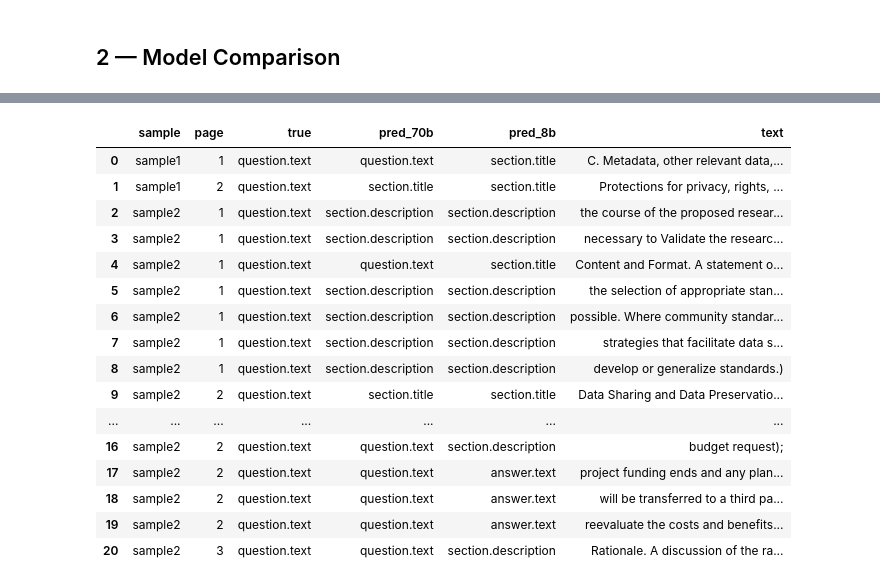
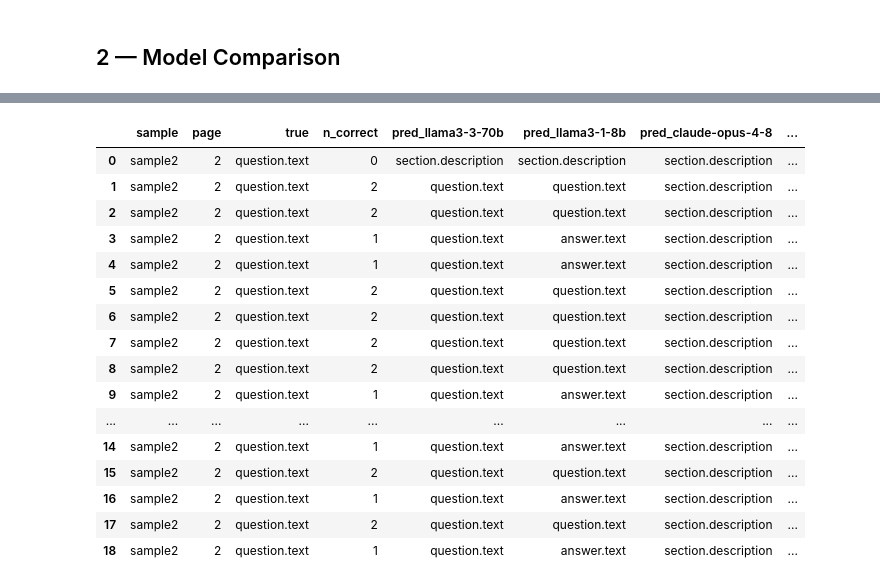
Before and after one commit to fairdataihub/dmpbridge, a Jupyter notebook: notebooks/03_comparison_dashboard.ipynb, the cells around one changed output, grey strips where cells are left out. Saved outputs shown, nothing was run; the diff lists cells and outputs as text; code cells hidden in the pictures.

```diff
--- a/notebooks/03_comparison_dashboard.ipynb
+++ b/notebooks/03_comparison_dashboard.ipynb
@@ -341,11 +337,12 @@ plt.tight_layout(); plt.show()
 # %%
-# Shared errors — hardest blocks (both models wrong)
-shared_df = df_cross[df_cross["category"]=="shared"].copy()
-if shared_df.empty:
-    print("No shared errors found.")
+# Blocks all models got wrong — the hardest cases
+all_wrong_df = df_cross[df_cross["n_correct"]==0].copy()
+if all_wrong_df.empty:
+    print("No blocks that all models got wrong.")
 else:
-    print(f"Shared errors ({len(shared_df)} blocks — both models wrong)\n")
+    pred_cols = [c for c in all_wrong_df.columns if c.startswith("pred_")]
+    print(f"Blocks all {n_models} models got wrong ({len(all_wrong_df)} blocks)\n")
     pd.set_option("display.max_colwidth", 90)
-    display(shared_df[["sample","page","true","pred_70b","pred_8b","text"]]
+    display(all_wrong_df[["sample","page","true"] + pred_cols + ["text"]]
             .sort_values(["true","sample"]).reset_index(drop=True))
 # %% [output]
@@ -374,32 +358,37 @@ Edit `FILTER_MODEL`, `FILTER_TRUE`, `FILTER_PRED`, `FILTER_SAMPLE` to inspect an
 # %%
-# ── Interactive filter — edit any of the four values below ───────────────────
-FILTER_MODEL   = "llama3.1:8b"   # "llama3.3:70b" or "llama3.1:8b" or "both"
-FILTER_TRUE    = "question.text"  # label or "" for all
-FILTER_PRED    = ""               # label or "" for all
-FILTER_SAMPLE  = ""               # e.g. "sample2" or "" for all
+# ── Edit these to filter ──────────────────────────────────────────────────────
+FILTER_MODEL   = "claude-opus-4-8"  # any model name from TAGS, or "" for all
+FILTER_TRUE    = "question.text"    # label or "" for all
+FILTER_PRED    = ""                 # label or "" for all
+FILTER_SAMPLE  = ""                 # e.g. "sample2" or "" for all
+ONLY_ERRORS    = True               # True = show only misclassified blocks
 
 # ── Apply filter ──────────────────────────────────────────────────────────────
-pred_col = "pred_70b" if FILTER_MODEL == "llama3.3:70b" else "pred_8b"
-err_col  = "category"
+# Find the pred column for the chosen model
+if FILTER_MODEL:
+    safe_model = FILTER_MODEL.replace(':','-').replace('.','-')
+    pred_col   = f"pred_{safe_model}"
+    if pred_col not in df_cross.columns:
+        print(f"Model '{FILTER_MODEL}' not found. Available: {model_names}")
+    mask = df_cross["n_correct"] < n_models if ONLY_ERRORS else pd.Series([True]*len(df_cross), index=df_cross.index)
+    if FILTER_MODEL:
+        mask &= df_cross[pred_col] != df_cross["true"] if ONLY_ERRORS else pd.Series([True]*len(df_cross), index=df_cross.index)
+else:
+    pred_col = None
+    mask = df_cross["n_correct"] < n_models if ONLY_ERRORS else pd.Series([True]*len(df_cross), index=df_cross.index)
 
-mask = pd.Series([True]*len(df_cross), index=df_cross.index)
+if FILTER_TRUE:   mask &= df_cross["true"]   == FILTER_TRUE
+if FILTER_SAMPLE: mask &= df_cross["sample"] == FILTER_SAMPLE
 
-if FILTER_MODEL == "llama3.3:70b":
-    mask &= df_cross["category"].isin(["70b only","shared"])
-elif FILTER_MODEL == "llama3.1:8b":
-    mask &= df_cross["category"].isin(["8b only","shared"])
-
-if FILTER_TRUE:
-    mask &= df_cross["true"] == FILTER_TRUE
-if FILTER_PRED:
+pred_cols = [c for c in df_cross.columns if c.startswith("pred_")]
+if FILTER_PRED and pred_col:
     mask &= df_cross[pred_col] == FILTER_PRED
-if FILTER_SAMPLE:
-    mask &= df_cross["sample"] == FILTER_SAMPLE
 
 subset = df_cross[mask].reset_index(drop=True)
-print(f"Filter: model={FILTER_MODEL}  true={FILTER_TRUE or 'any'}"
-      f"  pred={FILTER_PRED or 'any'}  sample={FILTER_SAMPLE or 'all'}")
+print(f"Filter: model={FILTER_MODEL or 'all'}  true={FILTER_TRUE or 'any'}  "
+      f"pred={FILTER_PRED or 'any'}  sample={FILTER_SAMPLE or 'all'}  only_errors={ONLY_ERRORS}")
 print(f"Matching blocks: {len(subset)}\n")
 if not subset.empty:
-    display(subset[["sample","page","true","pred_70b","pred_8b","text"]])
+    pd.set_option("display.max_colwidth", 90)
+    display(subset[["sample","page","true","n_correct"] + pred_cols + ["text"]])
 # %% [output]
@@ -408,17 +397,17 @@ Matching blocks: 21
-|  | sample | page | true | pred_70b | pred_8b | text |
-| 0 | sample1 | 1 | question.text | question.text | section.title | C. Metadata, other relevant data,... |
-| 1 | sample1 | 2 | question.text | section.title | section.title | Protections for privacy, rights, ... |
-| 2 | sample2 | 1 | question.text | section.description | section.description | the course of the proposed resear... |
-| 3 | sample2 | 1 | question.text | section.description | section.description | necessary to Validate the researc... |
-| 4 | sample2 | 1 | question.text | question.text | section.title | Content and Format. A statement o... |
-| 5 | sample2 | 1 | question.text | section.description | section.description | the selection of appropriate stan... |
-| 6 | sample2 | 1 | question.text | section.description | section.description | possible. Where community standar... |
-| 7 | sample2 | 1 | question.text | section.description | section.description | strategies that facilitate data s... |
-| 8 | sample2 | 1 | question.text | section.description | section.description | develop or generalize standards.) |
-| 9 | sample2 | 2 | question.text | section.title | section.title | Data Sharing and Data Preservatio... |
-| ... | ... | ... | ... | ... | ... | ... |
-| 16 | sample2 | 2 | question.text | question.text | section.description | budget request); |
-| 17 | sample2 | 2 | question.text | question.text | answer.text | project funding ends and any plan... |
-| 18 | sample2 | 2 | question.text | question.text | answer.text | will be transferred to a third pa... |
-| 19 | sample2 | 2 | question.text | question.text | answer.text | reevaluate the costs and benefits... |
-| 20 | sample2 | 3 | question.text | question.text | section.description | Rationale. A discussion of the ra... |
+|  | sample | page | true | n_correct | pred_llama3-3-70b | pred_llama3-1-8b | pred_claude-opus-4-8 | ... |
+| 0 | sample2 | 2 | question.text | 0 | section.description | section.description | section.description | ... |
+| 1 | sample2 | 2 | question.text | 2 | question.text | question.text | section.description | ... |
+| 2 | sample2 | 2 | question.text | 2 | question.text | question.text | section.description | ... |
+| 3 | sample2 | 2 | question.text | 1 | question.text | answer.text | section.description | ... |
+| 4 | sample2 | 2 | question.text | 1 | question.text | answer.text | section.description | ... |
+| 5 | sample2 | 2 | question.text | 2 | question.text | question.text | section.description | ... |
+| 6 | sample2 | 2 | question.text | 2 | question.text | question.text | section.description | ... |
+| 7 | sample2 | 2 | question.text | 2 | question.text | question.text | section.description | ... |
+| 8 | sample2 | 2 | question.text | 2 | question.text | question.text | section.description | ... |
+| 9 | sample2 | 2 | question.text | 1 | question.text | answer.text | section.description | ... |
+| ... | ... | ... | ... | ... | ... | ... | ... | ... |
+| 14 | sample2 | 2 | question.text | 1 | question.text | answer.text | section.description | ... |
+| 15 | sample2 | 2 | question.text | 2 | question.text | question.text | section.description | ... |
+| 16 | sample2 | 2 | question.text | 1 | question.text | answer.text | section.description | ... |
+| 17 | sample2 | 2 | question.text | 2 | question.text | question.text | section.description | ... |
+| 18 | sample2 | 2 | question.text | 1 | question.text | answer.text | section.description | ... |
```
Also changed, not shown: parts of 14 cells of this notebook, 21 other files.
